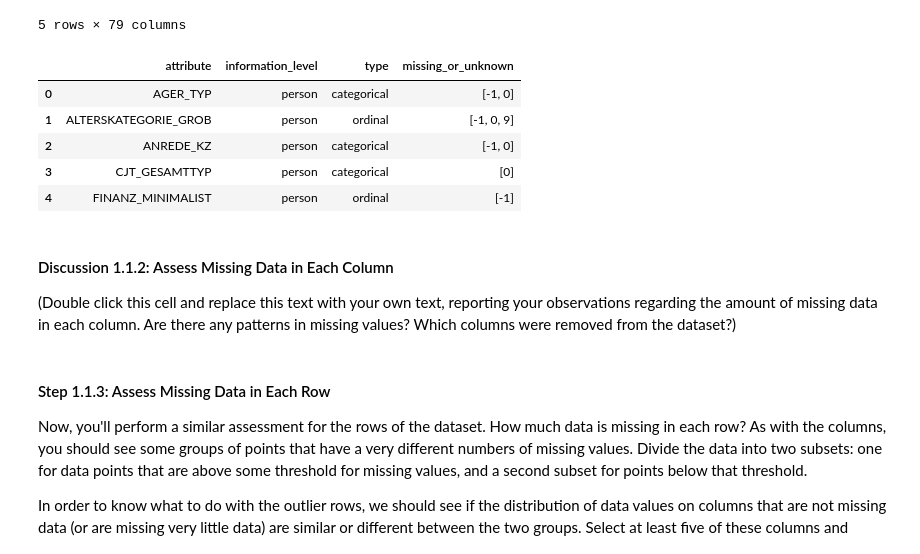
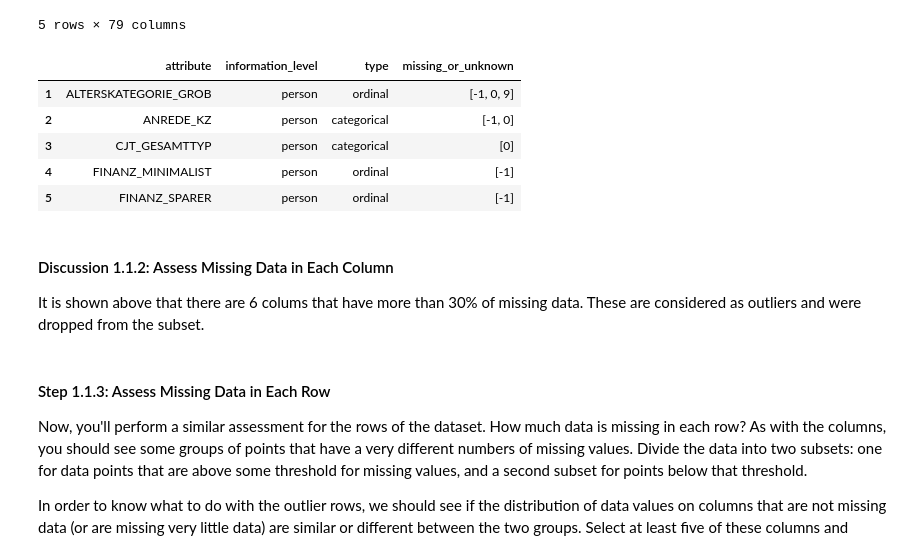
Before and after one commit to aimolytics/udacity-identify-customer-segmentation, a Jupyter notebook: Identify_Customer_Segments.ipynb, the cells around one changed output. Cells and saved outputs as stored; diff of their text form; code cells hidden in the pictures.

```diff
--- a/Identify_Customer_Segments.ipynb
+++ b/Identify_Customer_Segments.ipynb
@@ -270,0 +238,3 @@ dtype: float64
+# %%
+percent_missing_column_30 = outliers_percentage[outliers_percentage > 30]
+percent_missing_column_30
@@ -285,19 +260,21 @@ azdias_dt.head()
 | 3 | 4.0 | 2 | 2.0 | 4 | 2 | 5 | ... |
 | 4 | 3.0 | 1 | 5.0 | 4 | 3 | 4 | ... |
 5 rows × 79 columns
+# %%
+clean_feat_info = feat_info[~feat_info.attribute.isin(percent_missing_column_30.index)]
 # %%
-feat_info.head()
+clean_feat_info.head()
 # %% [output]
 |  | attribute | information_level | type | missing_or_unknown |
-| 0 | AGER_TYP | person | categorical | [-1, 0] |
 | 1 | ALTERSKATEGORIE_GROB | person | ordinal | [-1, 0, 9] |
 | 2 | ANREDE_KZ | person | categorical | [-1, 0] |
 | 3 | CJT_GESAMTTYP | person | categorical | [0] |
 | 4 | FINANZ_MINIMALIST | person | ordinal | [-1] |
+| 5 | FINANZ_SPARER | person | ordinal | [-1] |
-# %% [markdown]
-#### Discussion 1.1.2: Assess Missing Data in Each Column
-
-(Double click this cell and replace this text with your own text, reporting your observations regarding the amount of missing data in each column. Are there any patterns in missing values? Which columns were removed from the dataset?)
+# %% [markdown]
+#### Discussion 1.1.2: Assess Missing Data in Each Column
+
+It is shown above that there are 6 colums that have more than 30% of missing data. These are considered as outliers and were dropped from the subset.
 # %% [markdown]
 #### Step 1.1.3: Assess Missing Data in Each Row
 
```
Also changed, not shown: parts of 69 cells of this notebook.
